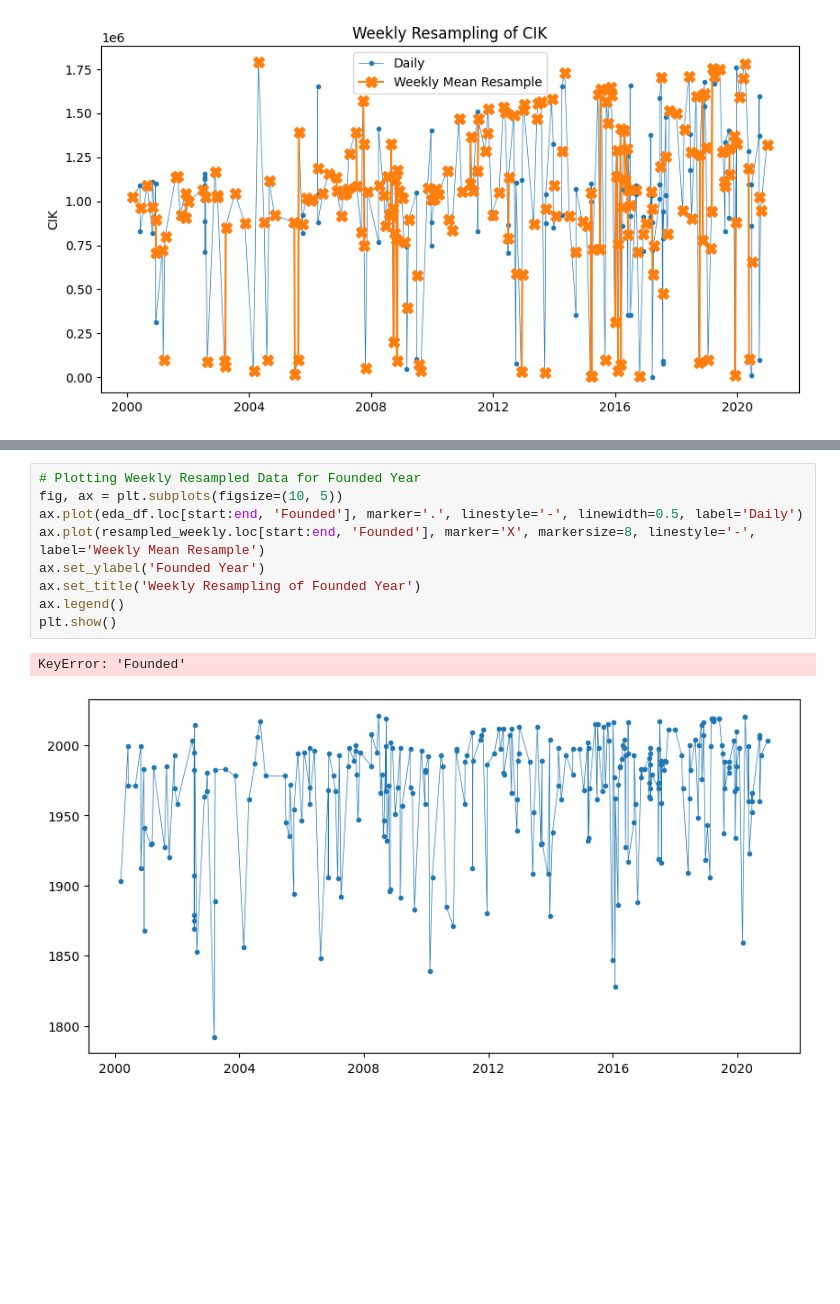
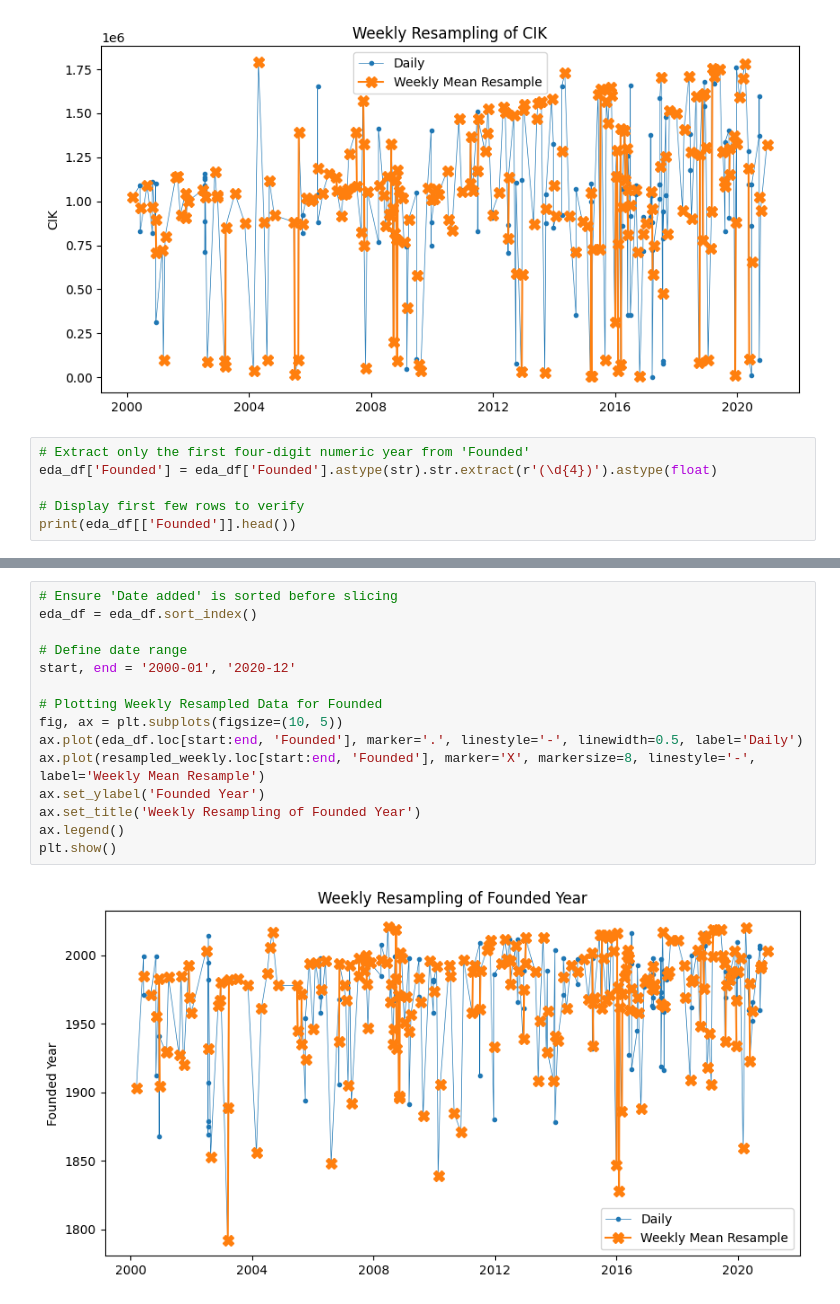
Before and after one commit to Teja220/EDA, a Jupyter notebook: 21BDS0277.ipynb, the cells around one changed output, grey strips where cells are left out. Saved outputs shown, nothing was run; the diff lists cells and outputs as text; blank space fills up the shorter version.

```diff
--- a/21BDS0277.ipynb
+++ b/21BDS0277.ipynb
@@ -996,3 +996,9 @@ ax.legend()
 plt.show()
 # %% [output]
 [figure]
+# %%
+# Extract only the first four-digit numeric year from 'Founded'
+eda_df['Founded'] = eda_df['Founded'].astype(str).str.extract(r'(\d{4})').astype(float)
+
+# Display first few rows to verify
+print(eda_df[['Founded']].head())
@@ -999,12 +1013,17 @@ plt.show()
 # %%
-# Plotting Weekly Resampled Data for Founded Year
+# Ensure 'Date added' is sorted before slicing
+eda_df = eda_df.sort_index()
+
+# Define date range
+start, end = '2000-01', '2020-12'
+
+# Plotting Weekly Resampled Data for Founded
 fig, ax = plt.subplots(figsize=(10, 5))
 ax.plot(eda_df.loc[start:end, 'Founded'], marker='.', linestyle='-', linewidth=0.5, label='Daily')
 ax.plot(resampled_weekly.loc[start:end, 'Founded'], marker='X', markersize=8, linestyle='-', label='Weekly Mean Resample')
 ax.set_ylabel('Founded Year')
 ax.set_title('Weekly Resampling of Founded Year')
 ax.legend()
 plt.show()
 # %% [output]
-KeyError: 'Founded'
-[figure, old version]
+[figure, new version]
```
Also changed, not shown: parts of 1 cell of this notebook.
